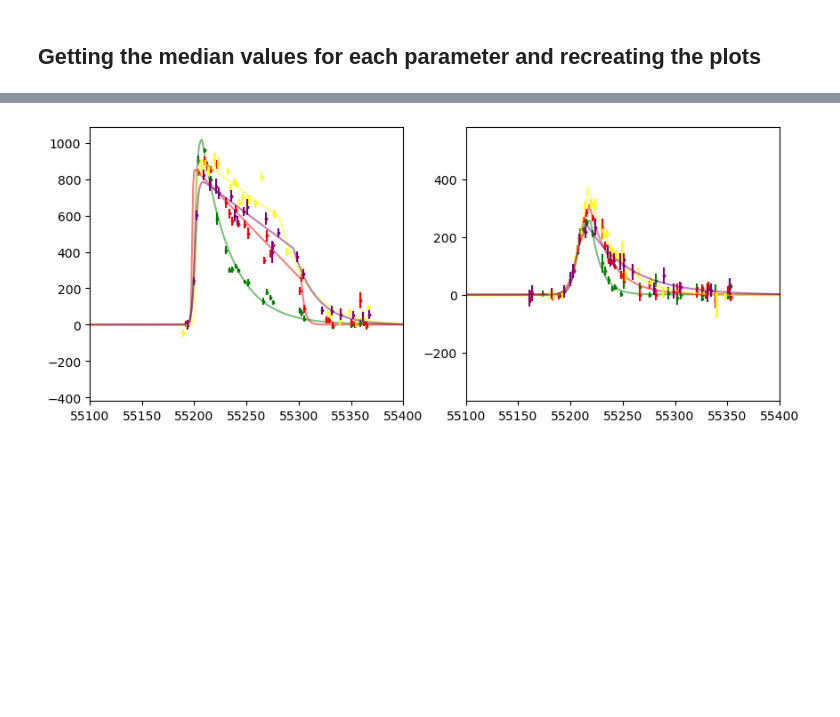
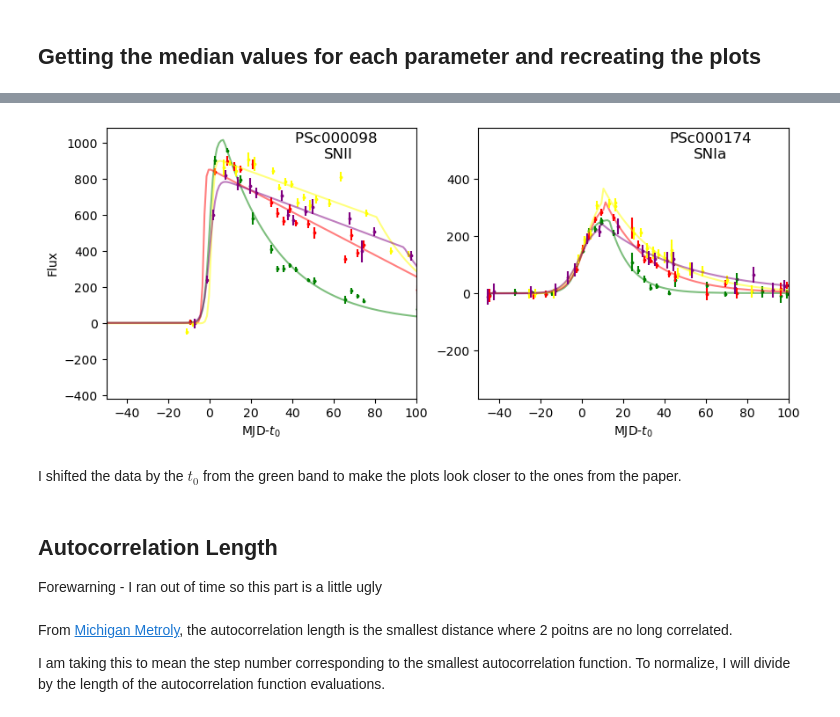
Before and after one commit to gnarayan/ast596_2023_Spring, a Jupyter notebook: homework/HaillePerkins/03/hw03.ipynb, the cells around one changed output, grey strips where cells are left out. Cells and saved outputs as stored; diff of their text form; code cells hidden in the pictures; blank space fills up the shorter version.

```diff
--- a/homework/HaillePerkins/03/hw03.ipynb
+++ b/homework/HaillePerkins/03/hw03.ipynb
@@ -317,8 +327,9 @@ While a few of the chains look not quite stationary, most of the chains were. I
 # %%
 # get the median for each band for both supernovae
 parameters = []
+uncert = []
 for sne_samp in samples:
-    param = []
+    param, unc = [], []
     for band_samp in sne_samp:
         param.append(np.percentile(band_samp, 50, axis=0))
     parameters.append(param)
@@ -324,0 +338,8 @@ for sne_samp in samples:
+# %%
+# probably a better way -- dont have time to make it nice :((
+uncert = [] # each sne
+for i in range(2):
+    band_u = []
+    for j in range(4): # 4 bands
+        band_u.append([np.random.choice(chain, 5) for chain in samples[i][j].transpose()])
+    uncert.append(band_u)
@@ -325,20 +362,27 @@ for sne_samp in samples:
 # %%
 fig = plt.figure(figsize=(10, 4))
 
+titles = ["PSc000098 \nSNII", "PSc000174\nSNIa"]
 # for each Supernova plot the fit in each band
 for i, sne in enumerate([psc_98bands, psc_174bands]):
     ax = fig.add_subplot(1,2,i+1)
+    t0 = parameters[i][0][2] # get the t0 from the g band for x axis shift
     for j, band in enumerate(sne):
         t = np.array(band['MJD'])
         F = np.array(band['FLUXCAL'])
         e = np.array(band['FLUXCALERR'])
 
-        ax.scatter(t, F, s=3, c=colors[j])
-        ax.errorbar(t, F, e, linestyle='None', c=colors[j])
+        ax.scatter(t - t0, F, s=3, c=colors[j])
+        ax.errorbar(t - t0, F, e, linestyle='None', c=colors[j])
 
-        tmin, tmax = ax.get_xlim()
+        tmin, tmax = min(t), max(t)
         tarr = np.arange(tmin, tmax+1,1)
-        ax.plot(tarr, model(parameters[i][j], tarr), c=colors[j], alpha=0.5);
-        ax.set_xlim(55100, 55400)
+        ax.plot(tarr - t0, model(parameters[i][j], tarr), c=colors[j], alpha=0.5);
+        ax.set_xlim(-50, 100)
+        ax.set_title(titles[i], x=0.75, y=1.0, pad=-25)
+    ax.set_xlabel(r"MJD-$t_0$")
+
+    if i == 0:
+        ax.set_ylabel(r"Flux")
 # %% [output]
-[figure, old version]
+[figure, new version]
@@ -367,0 +389,6 @@ fig = corner.corner(samples[1000::10,:], plot_countours=True, show_titles=True,
+# %% [markdown]
+I shifted the data by the $t_0$ from the green band to make the plots look closer to the ones from the paper.
+# %% [markdown]
+## Autocorrelation Length
+
+Forewarning - I ran out of time so this part is a little ugly
@@ -367,0 +402,4 @@ fig = corner.corner(samples[1000::10,:], plot_countours=True, show_titles=True,
+# %% [markdown]
+From [Michigan Metroly](https://michmet.com/glossary-term/autocorrelation-length/#:~:text=Sal%2C%20the%20Auto%2DCorrelation%20Length,yields%20the%20lowest%20Sal%20value.), the autocorrelation length is the smallest distance where 2 poitns are no long correlated.
+
+I am taking this to mean the step number corresponding to the smallest autocorrelation function. To normalize, I will divide by the length of the autocorrelation function evaluations.
```
Also changed, not shown: parts of 14 cells of this notebook.
